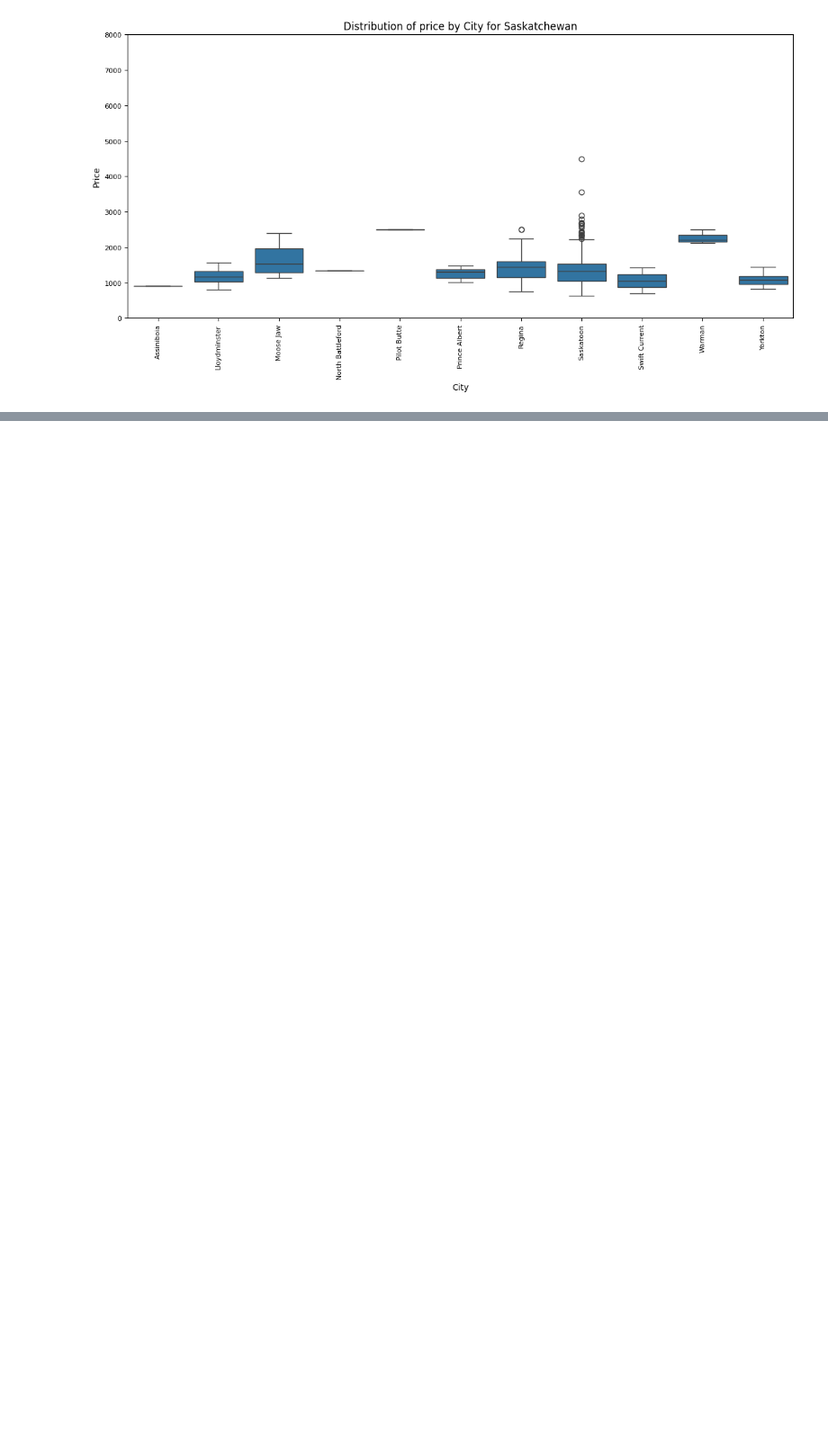
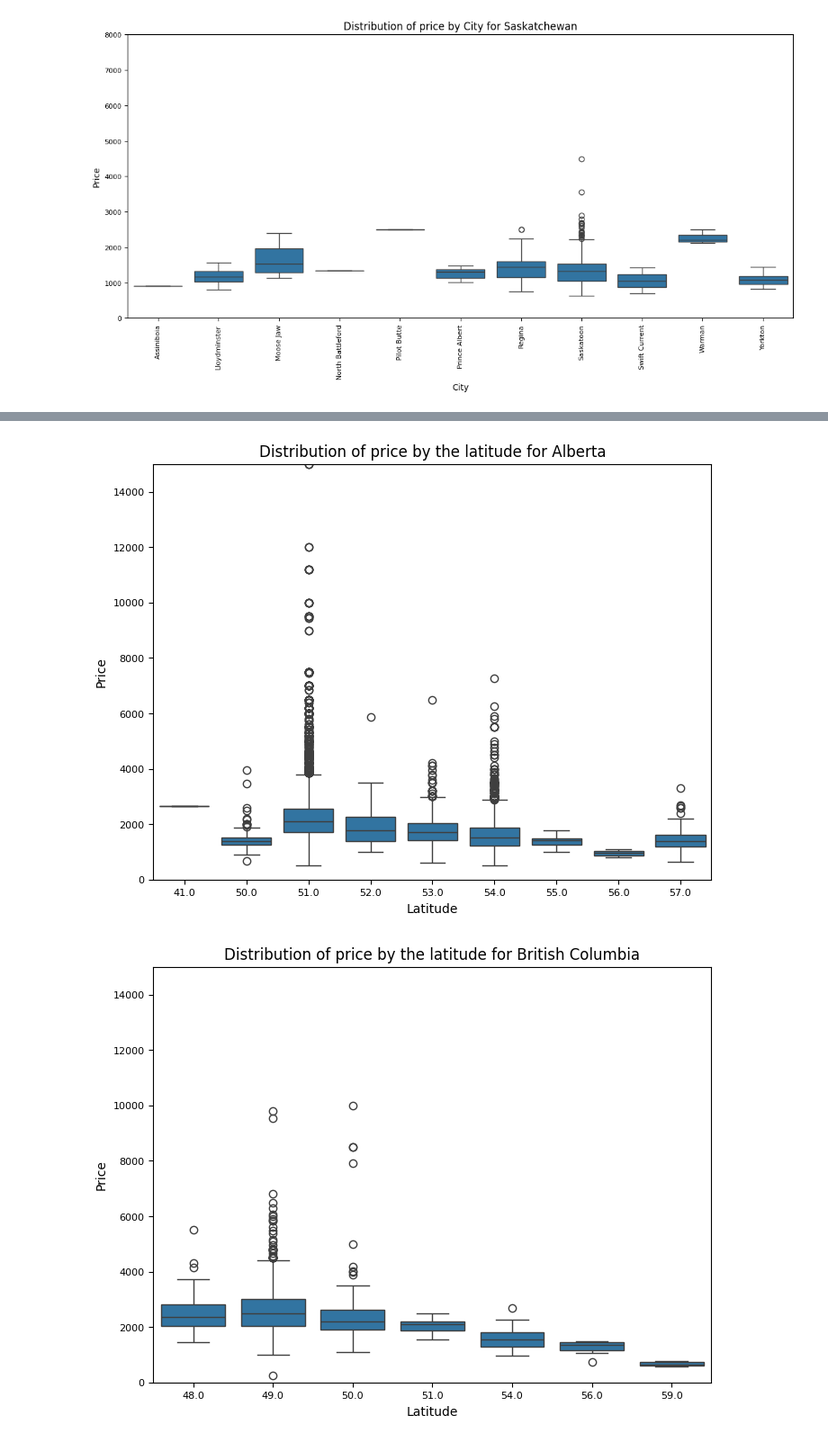
Before and after one commit to ABF-QC/Module2_Project1, a Jupyter notebook: Notebook/Data_Analysis.ipynb, the cells around one changed output, grey strips where cells are left out. Shown at 90% size. Cells and saved outputs as stored; diff of their text form; code cells hidden in the pictures; blank space fills up the shorter version.

```diff
--- a/Notebook/Data_Analysis.ipynb
+++ b/Notebook/Data_Analysis.ipynb
@@ -434,26 +440,29 @@ for province in rent_df['province'].unique() :
 # %%
-rent_df['lat'] = rent_df['latitude'].round(1)
+rent_df['lat'] = rent_df['latitude'].round(0)
 rent_df['lat'].nunique()
 
 for province in rent_df['province'].unique() :
     plt.figure(figsize = (8,6))
 
     ax = sns.boxplot(data=rent_df[rent_df['province'] == province], x='lat', y='price')
 
     # Add Title
     ax.set_title(f'Distribution of price by the latitude for {province}')
 
     # Adjust the ticks label size
     ax.tick_params(axis='x', labelsize = 8)
     ax.tick_params(axis='y', labelsize = 8)
 
     # Set the axis labels
     ax.set_xlabel('Latitude',fontsize = 10)
     ax.set_ylabel('Price',fontsize = 10)
 
     # Zooming in to removed outliers
     ax.set_ylim(0, 15000)
 #    ax.set_xlim(0,6000)
 
     # Show plot
     plt.show()
+# %% [output]
+[figure, added]
+[figure, added]
```
Also changed, not shown: parts of 8 cells of this notebook, 2 other files.
